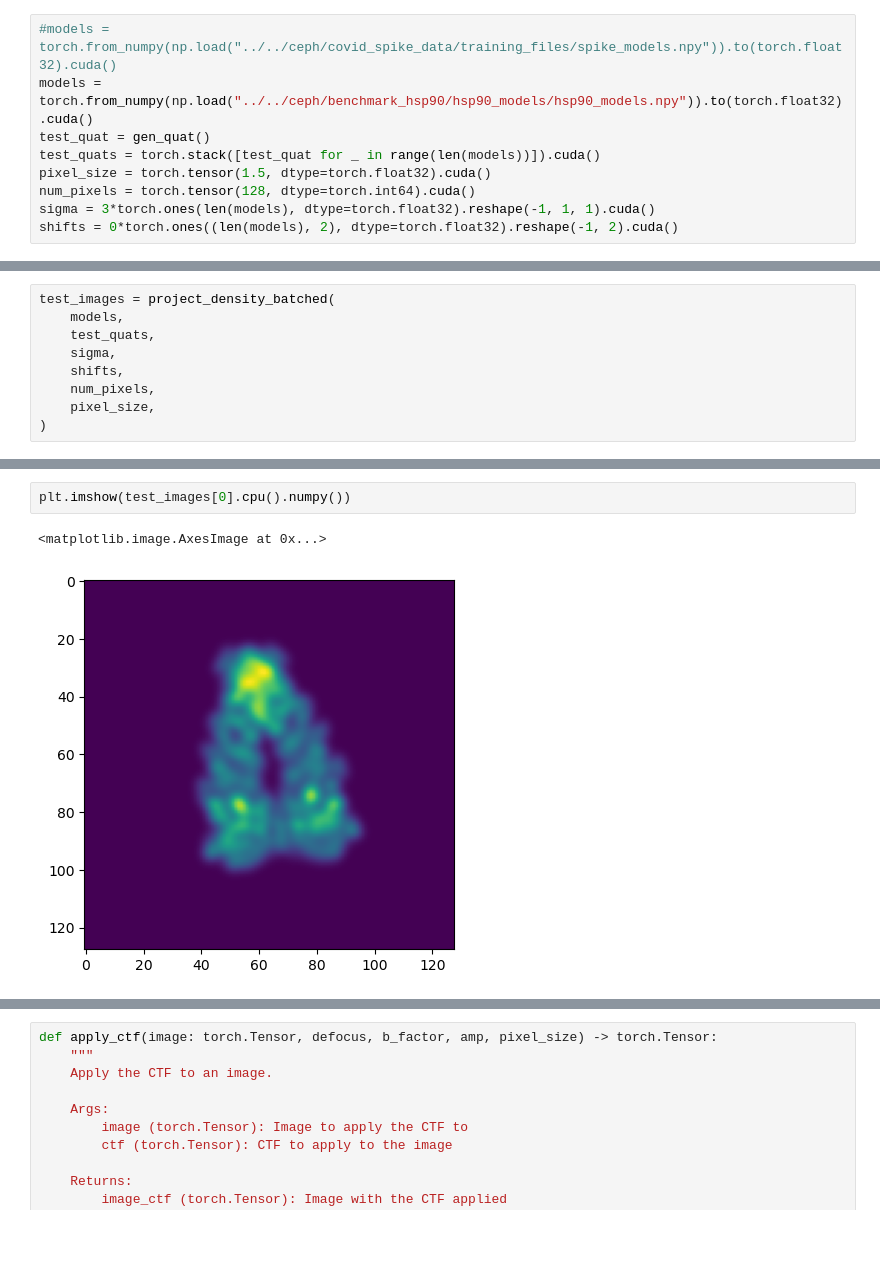
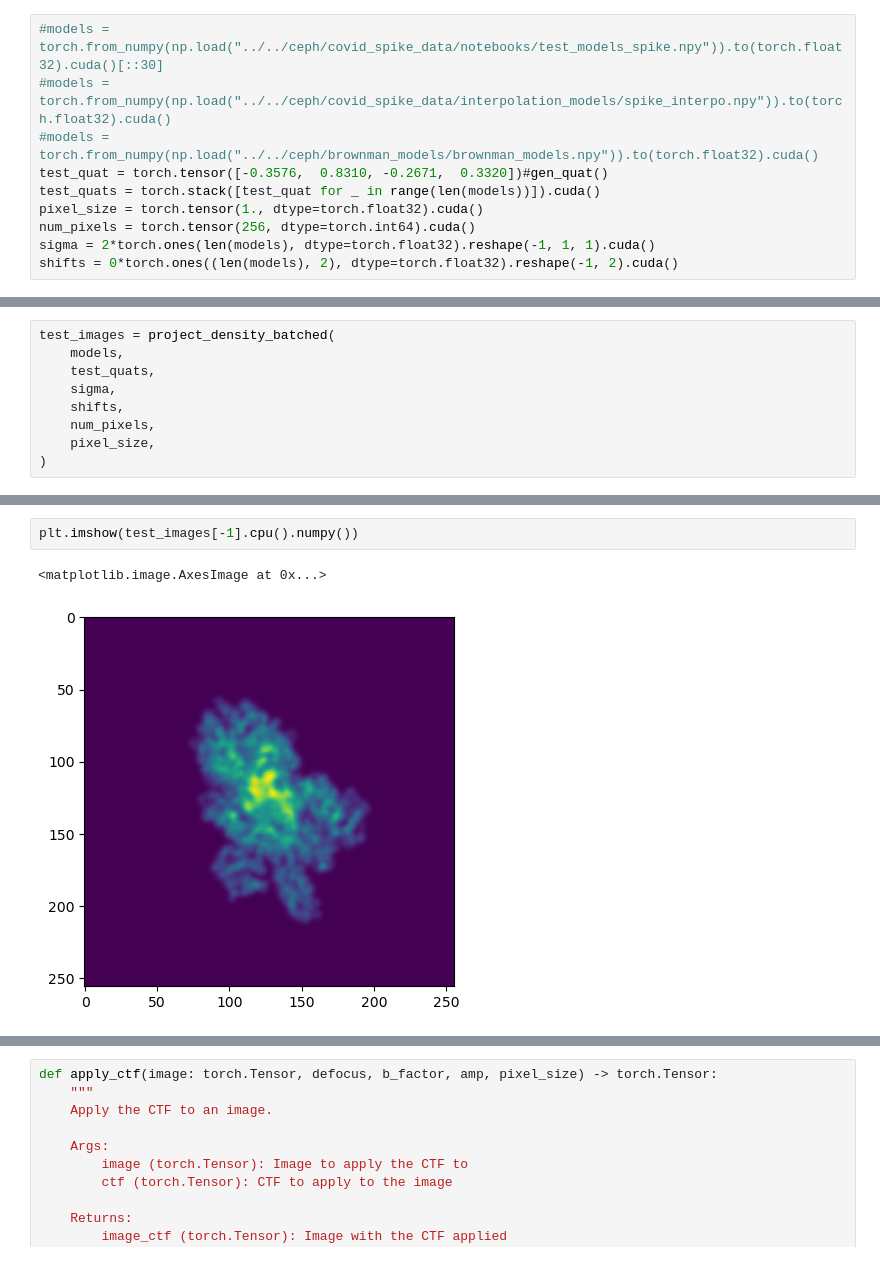
Before and after one commit to flatironinstitute/cryoSBI, a Jupyter notebook: notebooks/Untitled.ipynb, the cells around one changed output, grey strips where cells are left out. Cells and saved outputs as stored; diff of their text form; blank space fills up the shorter version.

```diff
--- a/notebooks/Untitled.ipynb
+++ b/notebooks/Untitled.ipynb
@@ -52,13 +40,14 @@ def gen_quat() -> torch.Tensor:
 
     return quat
 # %%
-#models = torch.from_numpy(np.load("../../ceph/covid_spike_data/training_files/spike_models.npy")).to(torch.float32).cuda()
-models = torch.from_numpy(np.load("../../ceph/benchmark_hsp90/hsp90_models/hsp90_models.npy")).to(torch.float32).cuda()
-test_quat = gen_quat()
+#models = torch.from_numpy(np.load("../../ceph/covid_spike_data/notebooks/test_models_spike.npy")).to(torch.float32).cuda()[::30]
+#models = torch.from_numpy(np.load("../../ceph/covid_spike_data/interpolation_models/spike_interpo.npy")).to(torch.float32).cuda()
+#models = torch.from_numpy(np.load("../../ceph/brownman_models/brownman_models.npy")).to(torch.float32).cuda()
+test_quat = torch.tensor([-0.3576,  0.8310, -0.2671,  0.3320])#gen_quat()
 test_quats = torch.stack([test_quat for _ in range(len(models))]).cuda()
-pixel_size = torch.tensor(1.5, dtype=torch.float32).cuda()
-num_pixels = torch.tensor(128, dtype=torch.int64).cuda()
-sigma = 3*torch.ones(len(models), dtype=torch.float32).reshape(-1, 1, 1).cuda()
+pixel_size = torch.tensor(1., dtype=torch.float32).cuda()
+num_pixels = torch.tensor(256, dtype=torch.int64).cuda()
+sigma = 2*torch.ones(len(models), dtype=torch.float32).reshape(-1, 1, 1).cuda()
 shifts = 0*torch.ones((len(models), 2), dtype=torch.float32).reshape(-1, 2).cuda()
 # %%
 def gen_rot_matrix_batched(quats: torch.Tensor) -> torch.Tensor:
@@ -142,5 +136,5 @@ test_images = project_density_batched(
 # %%
-plt.imshow(test_images[0].cpu().numpy())
+plt.imshow(test_images[-1].cpu().numpy())
 # %% [output]
 <matplotlib.image.AxesImage at 0x...>
-[figure, old version]
+[figure, new version]
```
Also changed, not shown: parts of 29 cells of this notebook, 3 other files.
